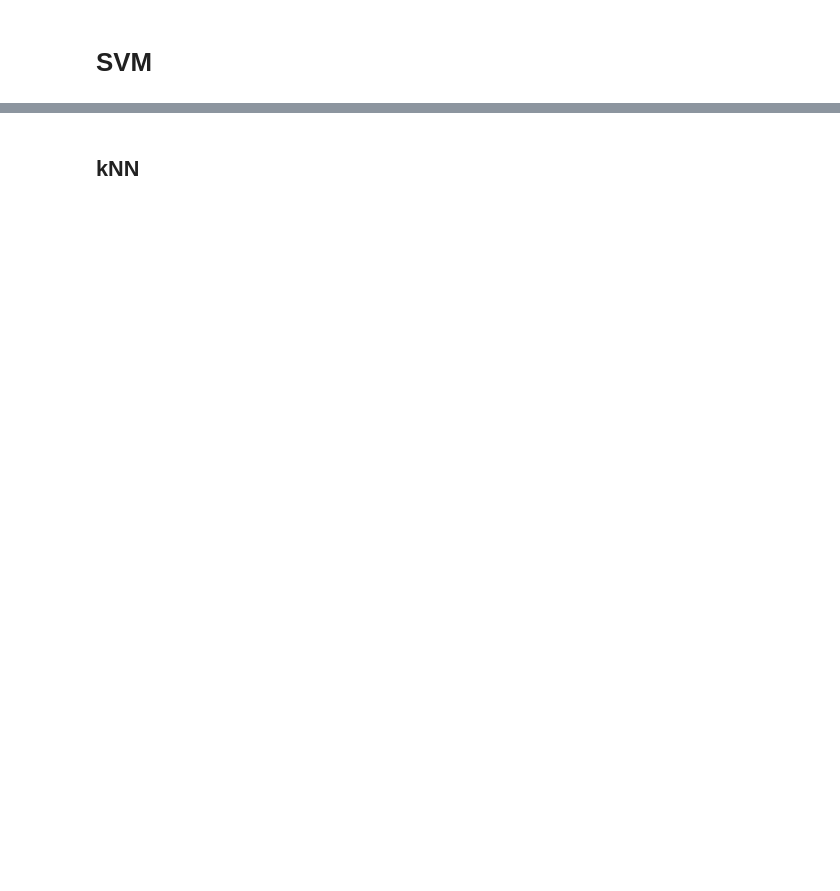
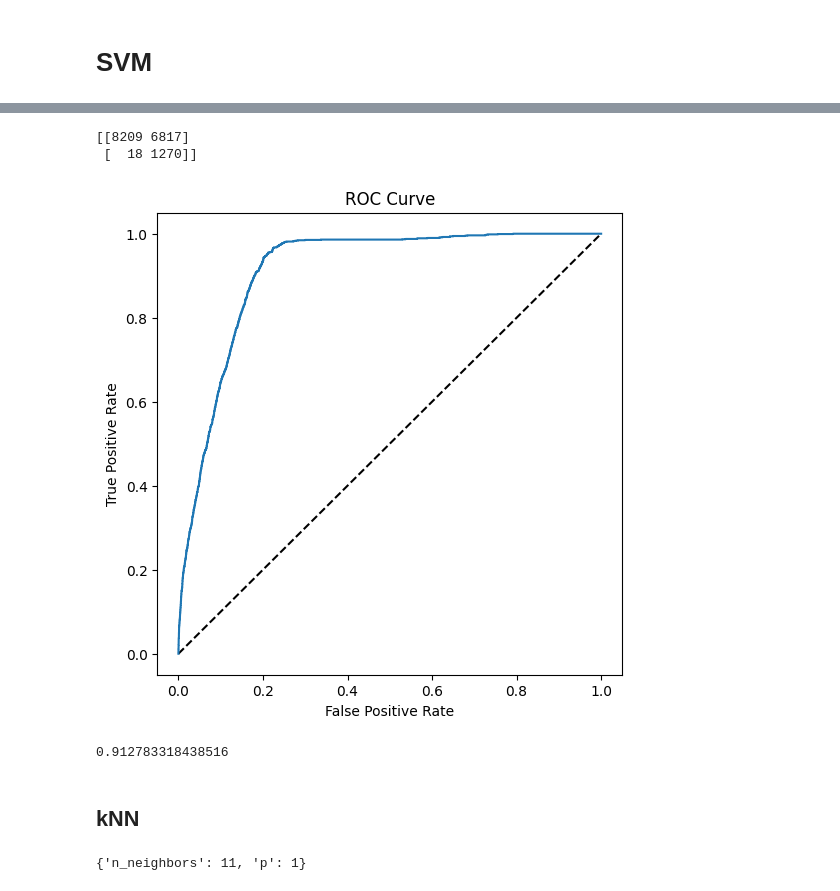
Before and after one commit to Chixablox/ML, a Jupyter notebook: notebooks/Lab4_Class.ipynb, the cells around one changed output, grey strips where cells are left out. Saved outputs shown, nothing was run; the diff lists cells and outputs as text; code cells hidden in the pictures; blank space fills up the shorter version.

```diff
--- a/notebooks/Lab4_Class.ipynb
+++ b/notebooks/Lab4_Class.ipynb
@@ -313,7 +311,7 @@ X
 81570 rows × 5 columns
 # %%
 from sklearn.model_selection import train_test_split
-X_train, X_test, y_train, y_test = train_test_split(X, y, test_size=0.3, stratify = y)
+X_train, X_test, y_train, y_test = train_test_split(X, y, test_size=0.2, stratify = y)
 # %%
 X_train.shape, y_train.shape, X_test.shape, y_test.shape
 # %% [output]
@@ -338,14 +336,12 @@ X_test = sc.transform(X_test)
 # Логистическая регрессия
 # %%
 from sklearn.linear_model import LogisticRegression
-from sklearn.metrics import f1_score, classification_report
+from sklearn.metrics import classification_report
 
-# Обучение
 log_reg = LogisticRegression()
-log_reg.fit(X_train, y_train.ravel())
+log_reg.fit(X_train, y_train)
 log_reg_pred = log_reg.predict(X_test)
 
-# Оценка модели
 print(classification_report(y_test, log_reg_pred))
 # %% [output]
               precision    recall  f1-score   support
@@ -447,8 +443,22 @@ print(auc)
 # SVM
 # %%
 from sklearn.svm import SVC
-from sklearn.linear_model import SGDClassifier
+from sklearn.model_selection import GridSearchCV, RandomizedSearchCV
 
-model_SVC_lin = SVC(kernel='linear', max_iter = 10000, probability=True)
-model_SVC_lin.fit(X_train, y_train)
+svc = SVC(max_iter = 1000)
+
+param_grid = {
+    "C": np.arange(0.1, 1, 0.1),
+    "kernel": ["linear", "poly", "rbf", "sigmoid"],
+    "degree": [2, 3, 4],
+}
+
+gridsearch = GridSearchCV(svc, param_grid)
+gridsearch.fit(X_train, y_train)
+
+best_c = gridsearch.best_params_['C']
+best_kernel = gridsearch.best_params_['kernel']
+best_degree = gridsearch.best_params_['degree']
+
+gridsearch.best_params_
 # %% [output]
@@ -456,3 +466,3 @@ SVC(kernel='linear', max_iter=10000, probability=True)
 # %%
-model_SVC_poly = SVC(kernel='poly', degree = 2, max_iter = 10000, probability=True)
-model_SVC_poly.fit(X_train, y_train)
+model_SVC = SVC(kernel=best_kernel, max_iter = 1000, C= best_c, degree = best_degree, probability=True)
+model_SVC.fit(X_train, y_train)
@@ -468,24 +484,31 @@ print(classification_report(y_test, SVC_pred_lin))
 # %%
-cm = confusion_matrix(y_test, SVC_pred_lin)
+cm = confusion_matrix(y_test, SVC_pred)
 
 print(cm)
+# %% [output]
+[[8209 6817]
+ [  18 1270]]
 # %%
-%matplotlib inline
+#%matplotlib inline
 
-y_scores = model_SVC_lin.predict_proba(X_test)
+y_scores = model_SVC.predict_proba(X_test)
 # Вычислить ROC кривую
 fpr, tpr, thresholds = roc_curve(y_test, y_scores[:,1])
 
 # Построить ROC кривую
 fig3 = plt.figure(figsize=(6, 6))
 # Постройте диагональную линию 50%
 plt.plot([0, 1], [0, 1], 'k--')
 # Построить FPR and TPR, которые достигаются нашей моделью
 plt.plot(fpr, tpr)
 plt.xlabel('False Positive Rate')
 plt.ylabel('True Positive Rate')
 plt.title('ROC Curve')
 plt.show()
+# %% [output]
+[figure, added]
 # %%
 auc = roc_auc_score(y_test,y_scores[:,1])
 print(auc)
+# %% [output]
+0.912783318438516
@@ -553,6 +524,10 @@ knn10000 = KNeighborsClassifier(n_neighbors=10000)
 # %%
-knn10.fit(X_train, y_train)
-knn100.fit(X_train, y_train)
-knn1000.fit(X_train, y_train)
-knn10000.fit(X_train, y_train)
+gridseach = GridSearchCV(KNeighborsClassifier(weights="distance", metric="minkowski"), param_grid=param_grid, scoring="f1_micro")
+gridseach.fit(X_train, y_train)
+
+best_neighbors = gridseach.best_params_['n_neighbors']
+best_p = gridseach.best_params_['p']
+gridseach.best_params_
+# %% [output]
+{'n_neighbors': 11, 'p': 1}
 # %%
```
Also changed, not shown: parts of 70 cells of this notebook, 6 other files.
